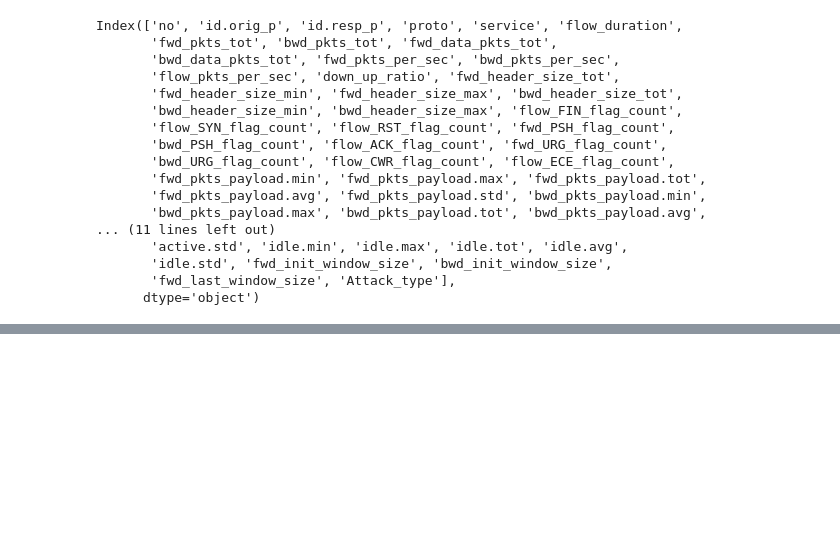
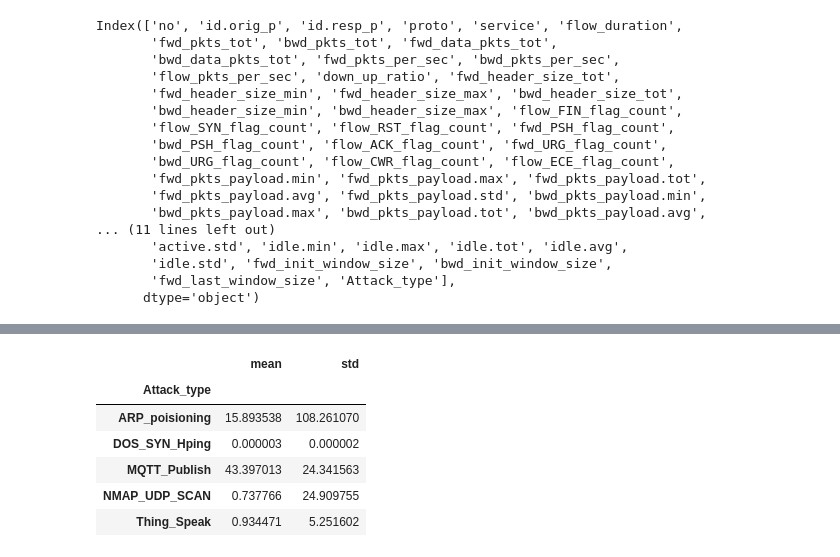
Before and after one commit to elnoirS/CPE-311, a Jupyter notebook: Anton.ipynb, the cells around one changed output, grey strips where cells are left out. Cells and saved outputs as stored; diff of their text form; code cells hidden in the pictures; blank space fills up the shorter version.

```diff
--- a/Anton.ipynb
+++ b/Anton.ipynb
@@ -92,0 +105,10 @@ dfv2_top_5_formulated.assign(
+# %%
+dfv2_mean_std
+# %% [output]
+|  | mean | std |
+| Attack_type |  |  |
+| ARP_poisioning | 15.893538 | 108.261070 |
+| DOS_SYN_Hping | 0.000003 | 0.000002 |
+| MQTT_Publish | 43.397013 | 24.341563 |
+| NMAP_UDP_SCAN | 0.737766 | 24.909755 |
+| Thing_Speak | 0.934471 | 5.251602 |
```
Also changed, not shown: parts of 4 cells of this notebook.
